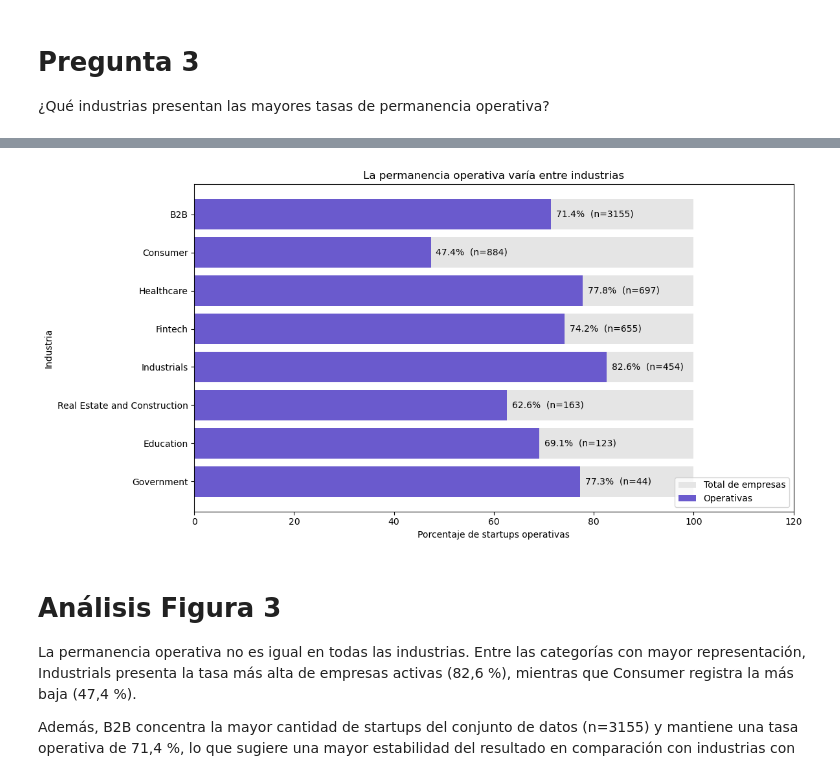
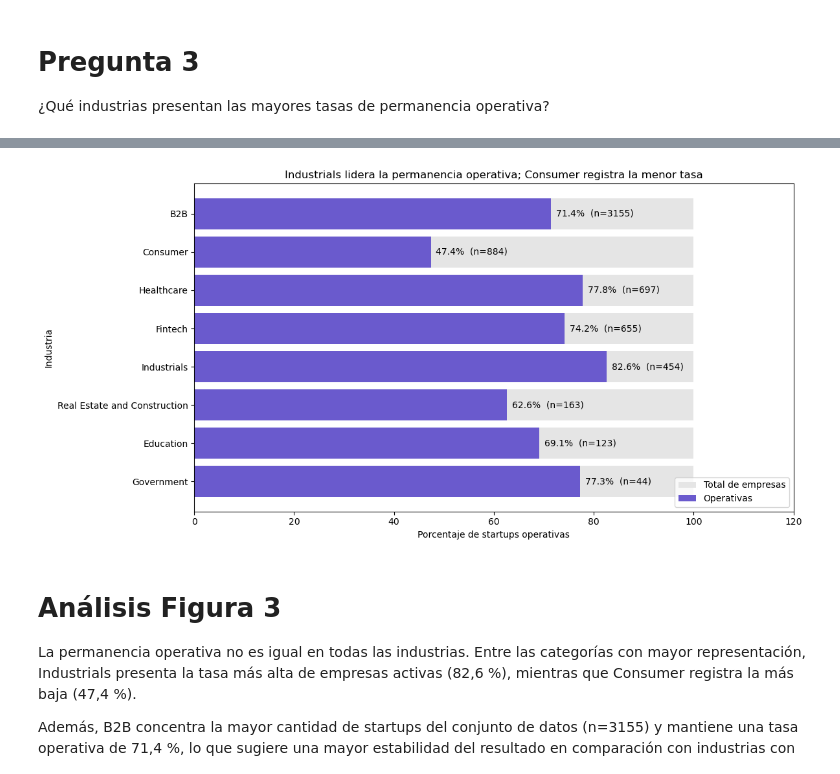
Before and after one commit to DanielCas7illo/U-Andres-Bello, a Jupyter notebook: F4/F4_AnálisisyResultados.ipynb, the cells around one changed output, grey strips where cells are left out. Cells and saved outputs as stored; diff of their text form; code cells hidden in the pictures.

```diff
--- a/F4/F4_AnálisisyResultados.ipynb
+++ b/F4/F4_AnálisisyResultados.ipynb
@@ -414,35 +414,35 @@ for _, fila in industria_grafico.iterrows():
 plt.xlim(0, 120)
 
 plt.xlabel(
     "Porcentaje de startups operativas"
 )
 
 plt.ylabel(
     "Industria"
 )
 
 plt.title(
-    "La permanencia operativa varía entre industrias"
+    "Industrials lidera la permanencia operativa; Consumer registra la menor tasa"
 )
 
 plt.legend(
     loc="lower right"
 )
 
 # La industria con más empresas arriba
 plt.gca().invert_yaxis()
 
 plt.tight_layout()
 
 plt.savefig(
     DIR_FIGURAS / "fig3_permanencia_industria.png",
     dpi=300,
     bbox_inches="tight"
 )
 
 plt.show()
 # %% [output]
-[figure, old version]
+[figure, new version]
 # %% [markdown]
 # Análisis Figura 3
 
```
Also changed, not shown: parts of 30 cells of this notebook, 4 other files.
